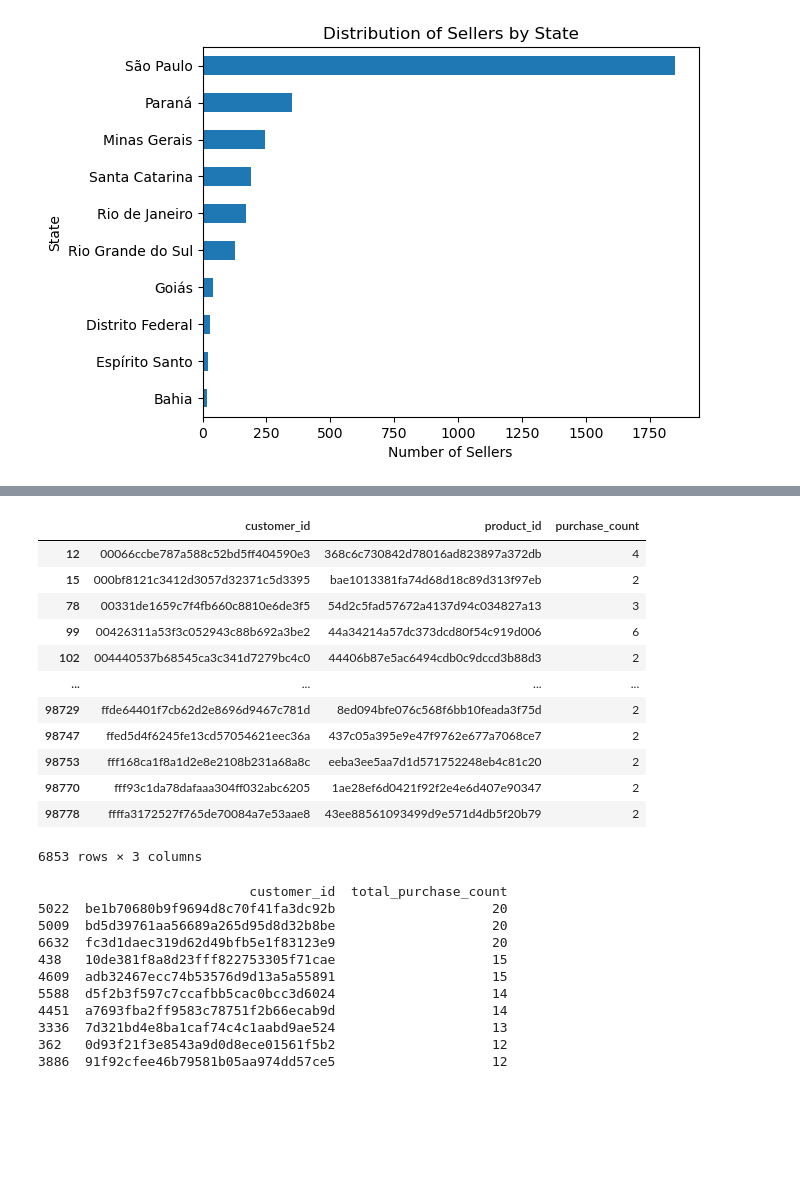
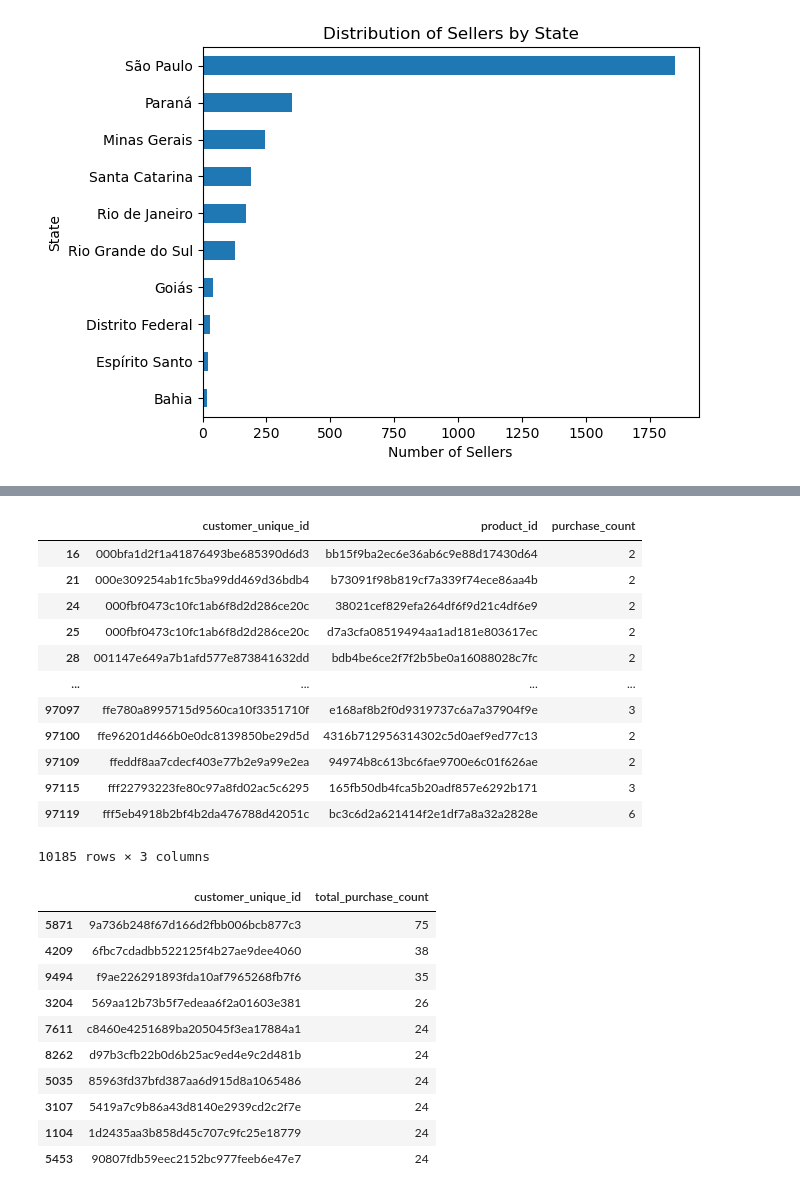
Before and after one commit to yjia28tan/Big-Data-Programming-Project, a Jupyter notebook: Code&Dataset/Original Dataset/Data cleaning & EDA.ipynb, the cells around one changed output, grey strips where cells are left out. Saved outputs shown, nothing was run; the diff lists cells and outputs as text; code cells hidden in the pictures; blank space fills up the shorter version.

```diff
--- a/Code&Dataset/Original Dataset/Data cleaning & EDA.ipynb
+++ b/Code&Dataset/Original Dataset/Data cleaning & EDA.ipynb
@@ -1024,7 +1065,7 @@ sellers.to_csv('olist_sellers.csv', index=False)
 # Objective: Customer segemention (Behavioural segmentation), Customer Purchase Behaviour Analysis
 # %%
 # merge data to carry out the objective
-df = customers.merge(orders, on='customer_id').merge(order_items, on='order_id').merge(products, on='product_id')
+df = pd.read_csv('olist_merged_dataset.csv')
 # %%
 df.columns
 # %% [output]
@@ -1077,45 +1124,45 @@ plt.show()
 # %%
 # Descriptive Statistics
 # Customers making repeat purchases
-repeat_purchase = df.groupby(['customer_id', 'product_id']).size().reset_index(name='purchase_count')
+repeat_purchase = df.groupby(['customer_unique_id', 'product_id']).size().reset_index(name='purchase_count')
 repeat_customers = repeat_purchase[repeat_purchase['purchase_count'] > 1]
 repeat_customers
 # %% [output]
-|  | customer_id | product_id | purchase_count |
-| 12 | 00066ccbe787a588c52bd5ff404590e3 | 368c6c730842d78016ad823897a372db | 4 |
-| 15 | 000bf8121c3412d3057d32371c5d3395 | bae1013381fa74d68d18c89d313f97eb | 2 |
-| 78 | 00331de1659c7f4fb660c8810e6de3f5 | 54d2c5fad57672a4137d94c034827a13 | 3 |
-| 99 | 00426311a53f3c052943c88b692a3be2 | 44a34214a57dc373dcd80f54c919d006 | 6 |
-| 102 | 004440537b68545ca3c341d7279bc4c0 | 44406b87e5ac6494cdb0c9dccd3b88d3 | 2 |
+|  | customer_unique_id | product_id | purchase_count |
+| 16 | 000bfa1d2f1a41876493be685390d6d3 | bb15f9ba2ec6e36ab6c9e88d17430d64 | 2 |
+| 21 | 000e309254ab1fc5ba99dd469d36bdb4 | b73091f98b819cf7a339f74ece86aa4b | 2 |
+| 24 | 000fbf0473c10fc1ab6f8d2d286ce20c | 38021cef829efa264df6f9d21c4df6e9 | 2 |
+| 25 | 000fbf0473c10fc1ab6f8d2d286ce20c | d7a3cfa08519494aa1ad181e803617ec | 2 |
+| 28 | 001147e649a7b1afd577e873841632dd | bdb4be6ce2f7f2b5be0a16088028c7fc | 2 |
 | ... | ... | ... | ... |
-| 98729 | ffde64401f7cb62d2e8696d9467c781d | 8ed094bfe076c568f6bb10feada3f75d | 2 |
-| 98747 | ffed5d4f6245fe13cd57054621eec36a | 437c05a395e9e47f9762e677a7068ce7 | 2 |
-| 98753 | fff168ca1f8a1d2e8e2108b231a68a8c | eeba3ee5aa7d1d571752248eb4c81c20 | 2 |
-| 98770 | fff93c1da78dafaaa304ff032abc6205 | 1ae28ef6d0421f92f2e4e6d407e90347 | 2 |
-| 98778 | ffffa3172527f765de70084a7e53aae8 | 43ee88561093499d9e571d4db5f20b79 | 2 |
+| 97097 | ffe780a8995715d9560ca10f3351710f | e168af8b2f0d9319737c6a7a37904f9e | 3 |
+| 97100 | ffe96201d466b0e0dc8139850be29d5d | 4316b712956314302c5d0aef9ed77c13 | 2 |
+| 97109 | ffeddf8aa7cdecf403e77b2e9a99e2ea | 94974b8c613bc6fae9700e6c01f626ae | 2 |
+| 97115 | fff22793223fe80c97a8fd02ac5c6295 | 165fb50db4fca5b20adf857e6292b171 | 3 |
+| 97119 | fff5eb4918b2bf4b2da476788d42051c | bc3c6d2a621414f2e1df7a8a32a2828e | 6 |
-6853 rows × 3 columns
+10185 rows × 3 columns
 # %%
-# Group by 'customer_id' and calculate the total purchase count for each customer
-customer_repeat_purchase = repeat_customers.groupby('customer_id')['purchase_count'].sum().reset_index(name='total_purchase_count')
+# Group by 'customer_unique_id' and calculate the total purchase count for each customer
+customer_repeat_purchase = repeat_customers.groupby('customer_unique_id')['purchase_count'].sum().reset_index(name='total_purchase_count')
 
 # Sort the DataFrame in descending order based on the total purchase count
 customer_repeat_purchase = customer_repeat_purchase.sort_values(by='total_purchase_count', ascending=False)
 
 # Display the customers with the highest repeat purchases
 top_repeat_customers = customer_repeat_purchase.head(10)  # You can adjust the number as needed
-print(top_repeat_customers)
+top_repeat_customers
 # %% [output]
-                           customer_id  total_purchase_count
-5022  be1b70680b9f9694d8c70f41fa3dc92b                    20
-5009  bd5d39761aa56689a265d95d8d32b8be                    20
-6632  fc3d1daec319d62d49bfb5e1f83123e9                    20
-438   10de381f8a8d23fff822753305f71cae                    15
-4609  adb32467ecc74b53576d9d13a5a55891                    15
-5588  d5f2b3f597c7ccafbb5cac0bcc3d6024                    14
-4451  a7693fba2ff9583c78751f2b66ecab9d                    14
-3336  7d321bd4e8ba1caf74c4c1aabd9ae524                    13
-362   0d93f21f3e8543a9d0d8ece01561f5b2                    12
-3886  91f92cfee46b79581b05aa974dd57ce5                    12
+|  | customer_unique_id | total_purchase_count |
+| 5871 | 9a736b248f67d166d2fbb006bcb877c3 | 75 |
+| 4209 | 6fbc7cdadbb522125f4b27ae9dee4060 | 38 |
+| 9494 | f9ae226291893fda10af7965268fb7f6 | 35 |
+| 3204 | 569aa12b73b5f7edeaa6f2a01603e381 | 26 |
+| 7611 | c8460e4251689ba205045f3ea17884a1 | 24 |
+| 8262 | d97b3cfb22b0d6b25ac9ed4e9c2d481b | 24 |
+| 5035 | 85963fd37bfd387aa6d915d8a1065486 | 24 |
+| 3107 | 5419a7c9b86a43d8140e2939cd2c2f7e | 24 |
+| 1104 | 1d2435aa3b858d45c707c9fc25e18779 | 24 |
+| 5453 | 90807fdb59eec2152bc977feeb6e47e7 | 24 |
 # %%
 # Compute the average price for each product
 avg_price_per_product = df.groupby('product_id')['price'].mean().reset_index(name='average_price')
```
Also changed, not shown: parts of 27 cells of this notebook, 1 other file.
